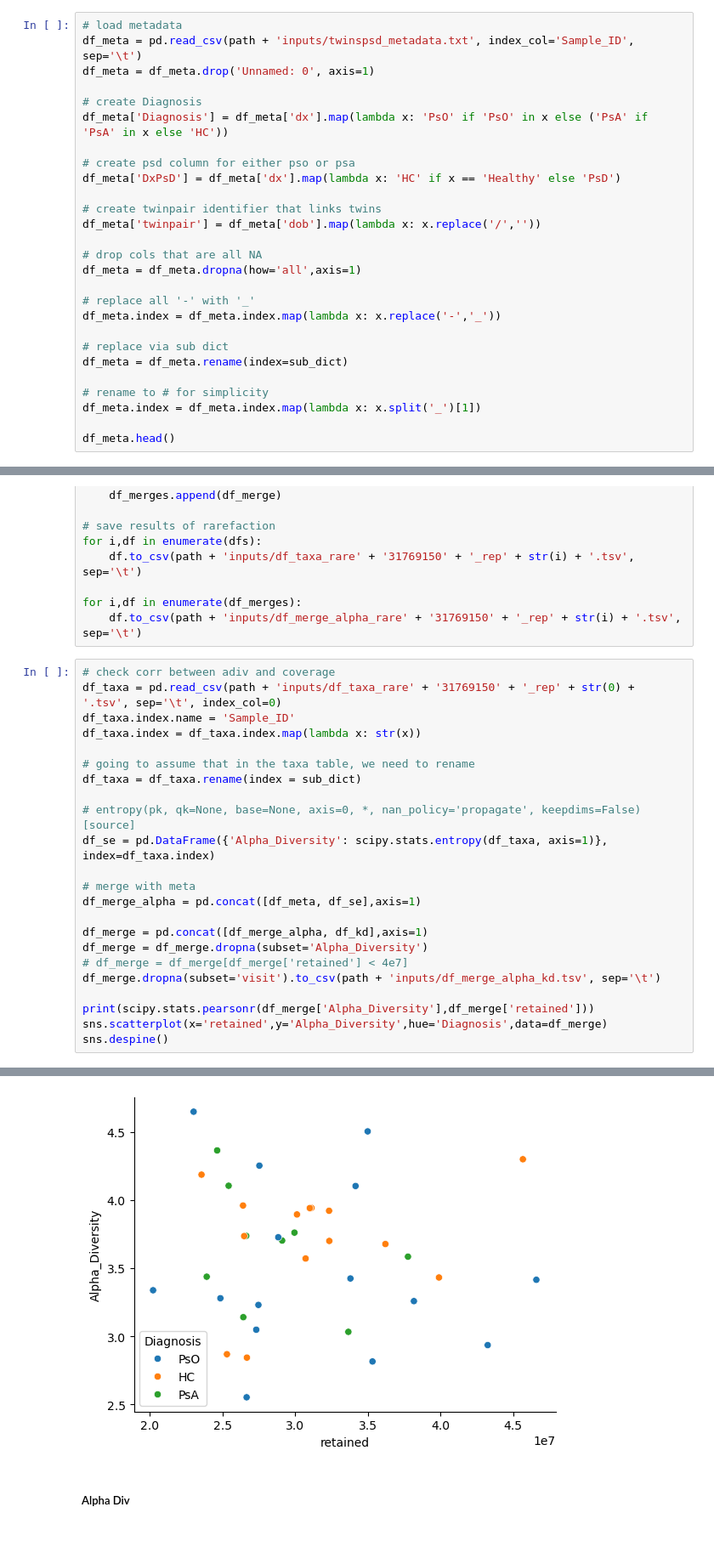
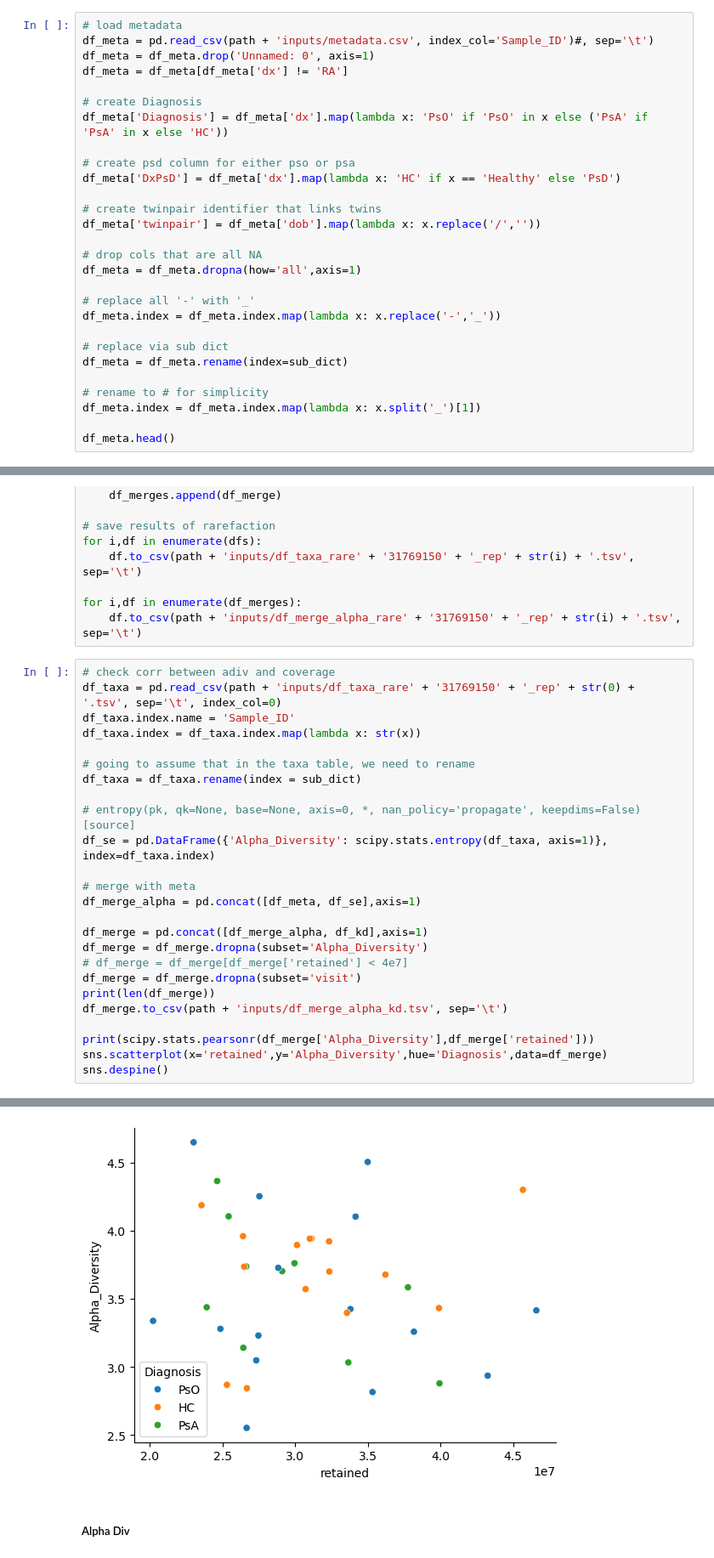
Before and after one commit to kbpi314/twinspsd, a Jupyter notebook: code/twinspsd_v1.ipynb, the cells around one changed output, grey strips where cells are left out. Shown: that part at 85% size. Cells and saved outputs as stored; diff of their text form.

```diff
--- a/code/twinspsd_v1.ipynb
+++ b/code/twinspsd_v1.ipynb
@@ -25,8 +25,9 @@ sub_dict =  {'RA_twin_550_0':'RA_550_0'}
 ##### Process Metadata #####
 # %%
 # load metadata
-df_meta = pd.read_csv(path + 'inputs/twinspsd_metadata.txt', index_col='Sample_ID', sep='\t')
+df_meta = pd.read_csv(path + 'inputs/metadata.csv', index_col='Sample_ID')#, sep='\t')
 df_meta = df_meta.drop('Unnamed: 0', axis=1)
+df_meta = df_meta[df_meta['dx'] != 'RA']
 
 # create Diagnosis
 df_meta['Diagnosis'] = df_meta['dx'].map(lambda x: 'PsO' if 'PsO' in x else ('PsA' if 'PsA' in x else 'HC'))
@@ -373,7 +374,9 @@ df_merge_alpha = pd.concat([df_meta, df_se],axis=1)
 df_merge = pd.concat([df_merge_alpha, df_kd],axis=1)
 df_merge = df_merge.dropna(subset='Alpha_Diversity')
 # df_merge = df_merge[df_merge['retained'] < 4e7]
-df_merge.dropna(subset='visit').to_csv(path + 'inputs/df_merge_alpha_kd.tsv', sep='\t')
+df_merge = df_merge.dropna(subset='visit')
+print(len(df_merge))
+df_merge.to_csv(path + 'inputs/df_merge_alpha_kd.tsv', sep='\t')
 
 print(scipy.stats.pearsonr(df_merge['Alpha_Diversity'],df_merge['retained']))
 sns.scatterplot(x='retained',y='Alpha_Diversity',hue='Diagnosis',data=df_merge)
@@ -382,5 +386,5 @@ sns.despine()
 PearsonRResult(statistic=-0.11175250417643778, pvalue=0.49238020267506644)
-[figure, old version]
+[figure, new version]
 # %% [markdown]
 ##### Alpha Div #####
 # %%
```
Also changed, not shown: parts of 15 cells of this notebook.
